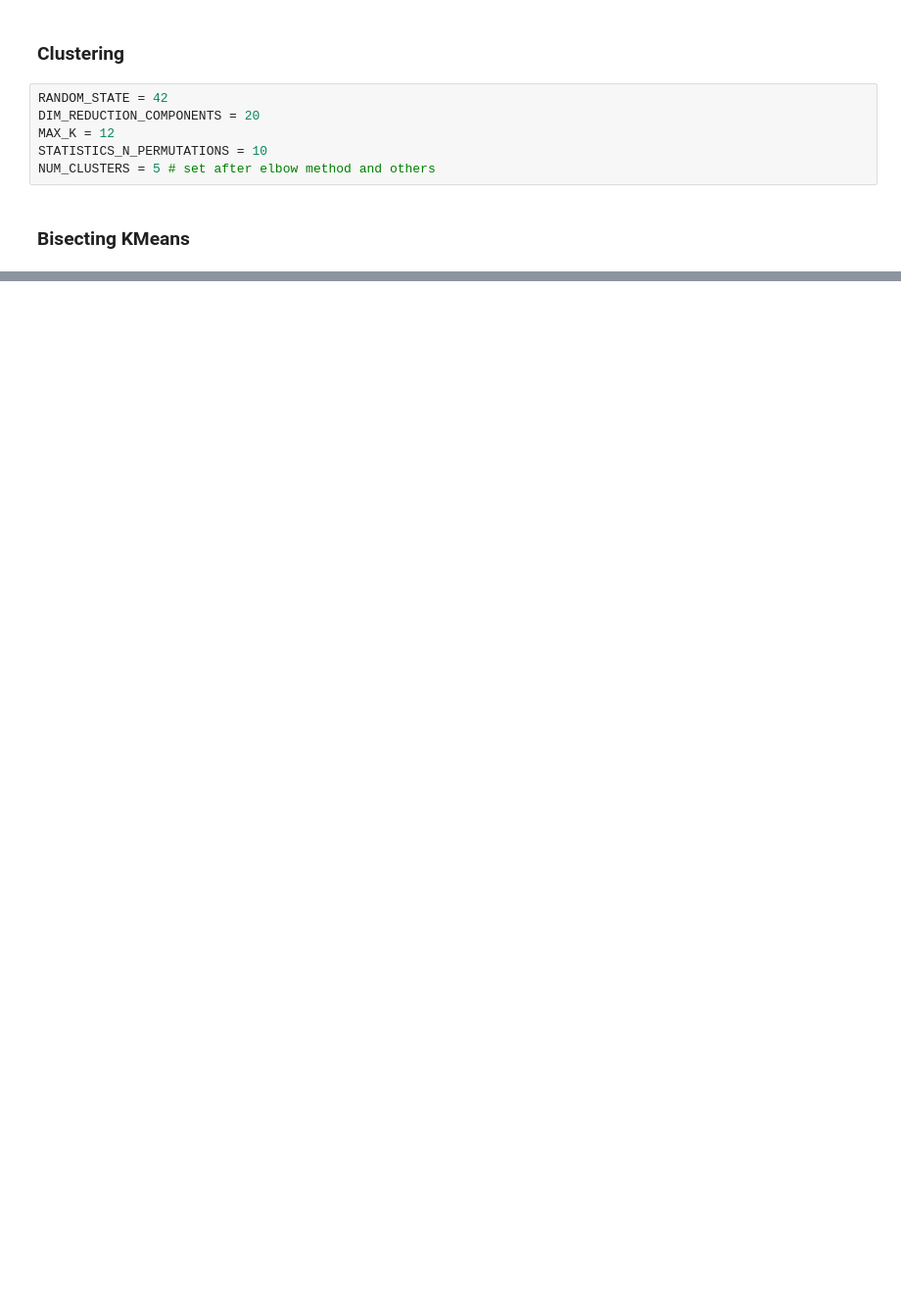
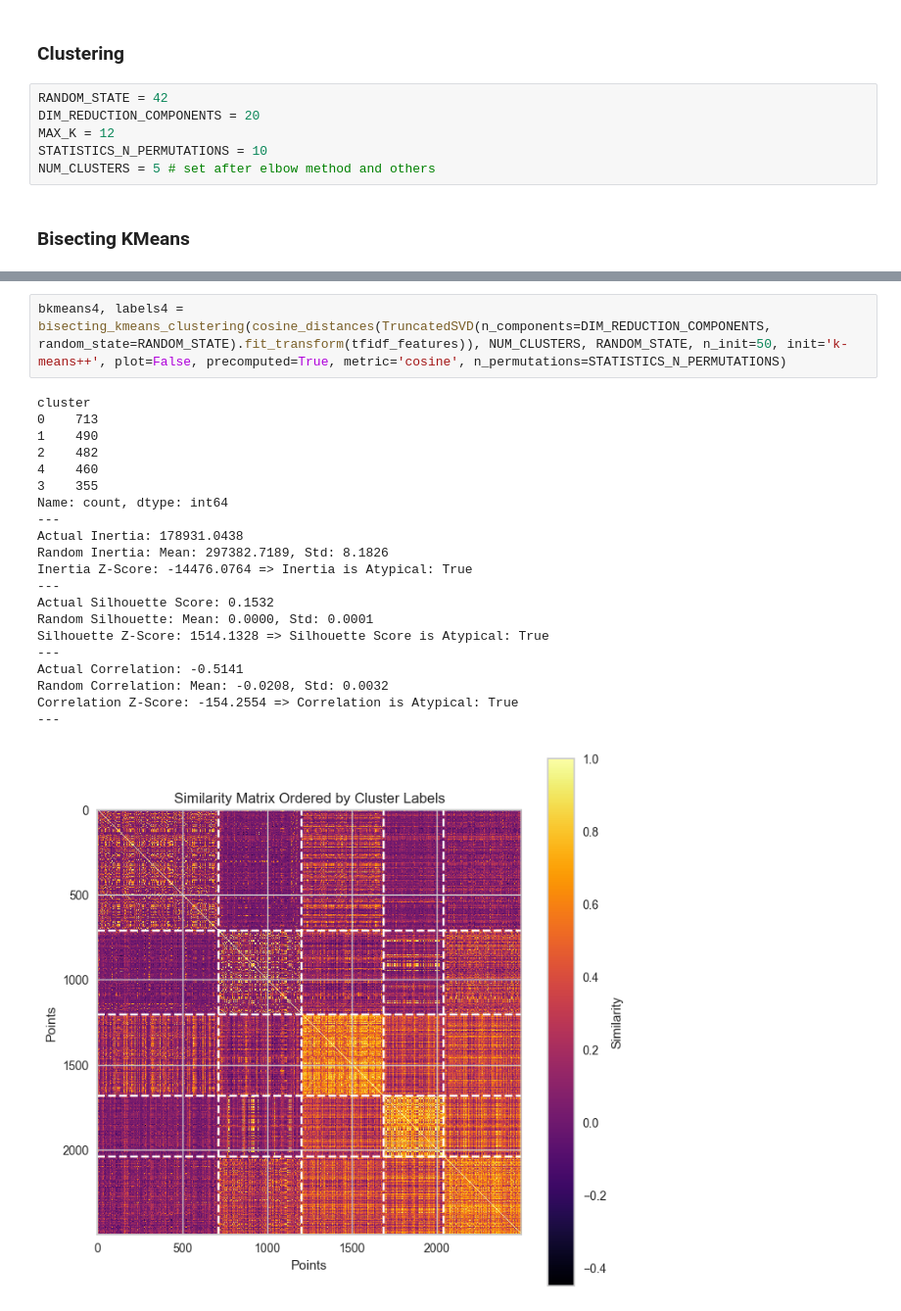
Before and after one commit to MaksimKarnaukh/DataMining, a Jupyter notebook: Assignment3/src/clustering_bisectingkmeans.ipynb, the cells around one changed output, grey strips where cells are left out. Shown at 98% size. Saved outputs shown, nothing was run; the diff lists cells and outputs as text; blank space fills up the shorter version.

```diff
--- a/Assignment3/src/clustering_bisectingkmeans.ipynb
+++ b/Assignment3/src/clustering_bisectingkmeans.ipynb
@@ -414,0 +362,24 @@ cv.cv_similarity_matrix(df, cluster_labels, metric='cosine', precomputed=True)
+# %%
+bkmeans4, labels4 = bisecting_kmeans_clustering(cosine_distances(TruncatedSVD(n_components=DIM_REDUCTION_COMPONENTS, random_state=RANDOM_STATE).fit_transform(tfidf_features)), NUM_CLUSTERS, RANDOM_STATE, n_init=50, init='k-means++', plot=False, precomputed=True, metric='cosine', n_permutations=STATISTICS_N_PERMUTATIONS)
+# %% [output]
+cluster
+0    713
+1    490
+2    482
+4    460
+3    355
+Name: count, dtype: int64
+---
+Actual Inertia: 178931.0438
+Random Inertia: Mean: 297382.7189, Std: 8.1826
+Inertia Z-Score: -14476.0764 => Inertia is Atypical: True
+---
+Actual Silhouette Score: 0.1532
+Random Silhouette: Mean: 0.0000, Std: 0.0001
+Silhouette Z-Score: 1514.1328 => Silhouette Score is Atypical: True
+---
+Actual Correlation: -0.5141
+Random Correlation: Mean: -0.0208, Std: 0.0032
+Correlation Z-Score: -154.2554 => Correlation is Atypical: True
+---
+[figure, added]
```
Also changed, not shown: parts of 31 cells of this notebook, 8 other files.
